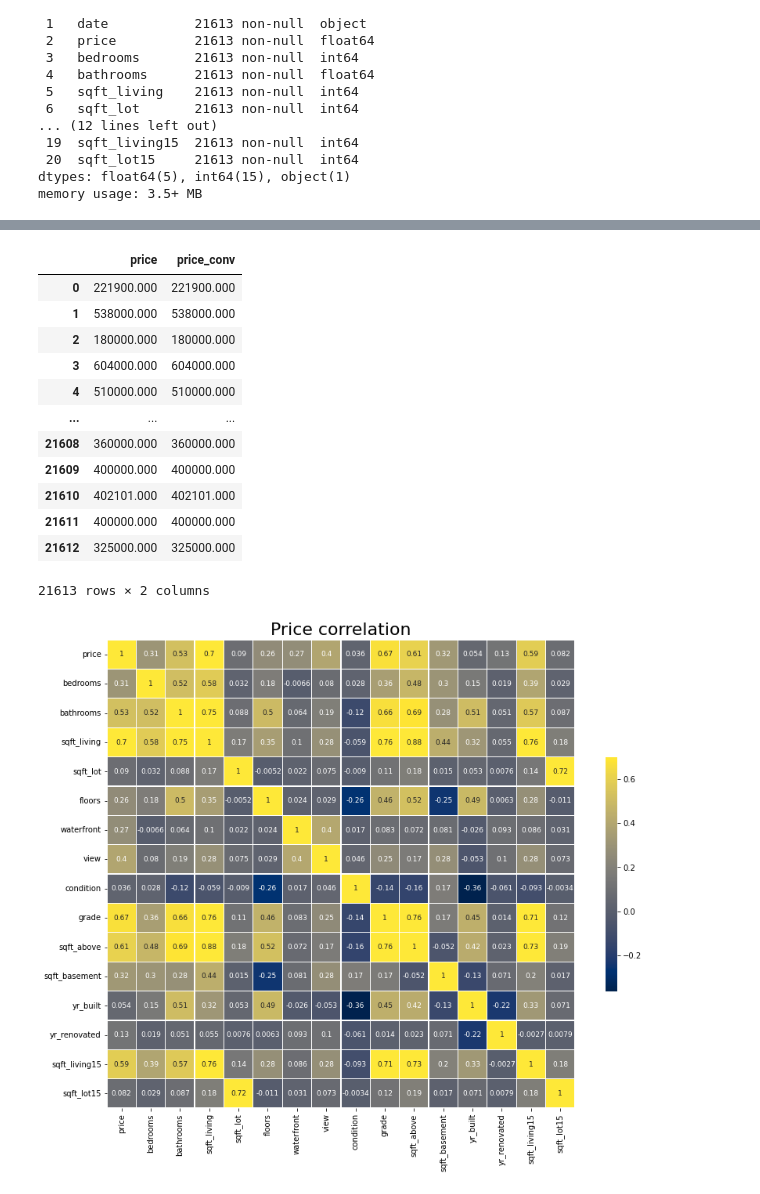
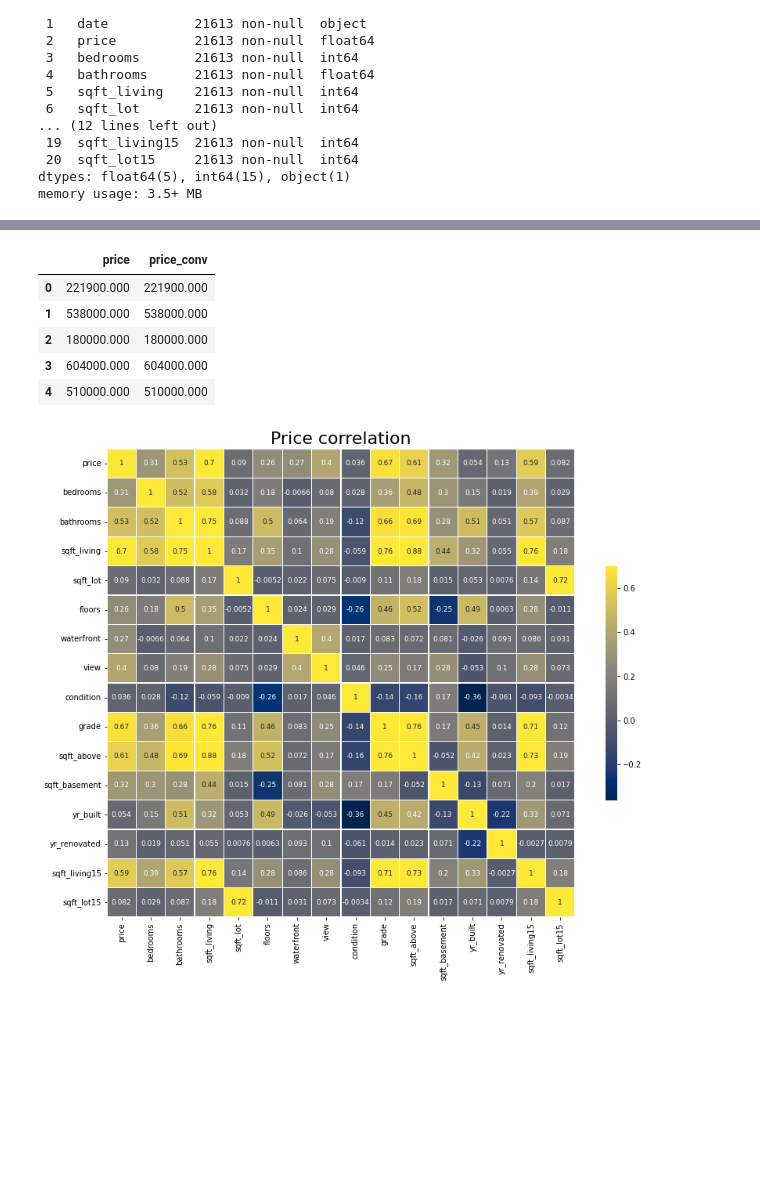
Before and after one commit to blazysecon/SDA_DS_class, a Jupyter notebook: practice/regression_housing_in_Seattle.ipynb, the cells around one changed output, grey strips where cells are left out. Saved outputs shown, nothing was run; the diff lists cells and outputs as text; code cells hidden in the pictures; blank space fills up the shorter version.

```diff
--- a/practice/regression_housing_in_Seattle.ipynb
+++ b/practice/regression_housing_in_Seattle.ipynb
@@ -75,20 +104,14 @@ plt.show()
 # %%
+# Convert logarithmic price back to actual and compare to initial price
 df["price_conv"] = np.exp(df.ln_price)
-df[["price", "price_conv"]]
+df[["price", "price_conv"]].head()
 # %% [output]
 |  | price | price_conv |
 | 0 | 221900.000 | 221900.000 |
 | 1 | 538000.000 | 538000.000 |
 | 2 | 180000.000 | 180000.000 |
 | 3 | 604000.000 | 604000.000 |
 | 4 | 510000.000 | 510000.000 |
-| ... | ... | ... |
-| 21608 | 360000.000 | 360000.000 |
-| 21609 | 400000.000 | 400000.000 |
-| 21610 | 402101.000 | 402101.000 |
-| 21611 | 400000.000 | 400000.000 |
-| 21612 | 325000.000 | 325000.000 |
-21613 rows × 2 columns
 # %%
 features = ['price','bedrooms','bathrooms','sqft_living','sqft_lot','floors',
             'waterfront', 'view','condition','grade','sqft_above','sqft_basement',
```
Also changed, not shown: parts of 32 cells of this notebook, 1 other file.
